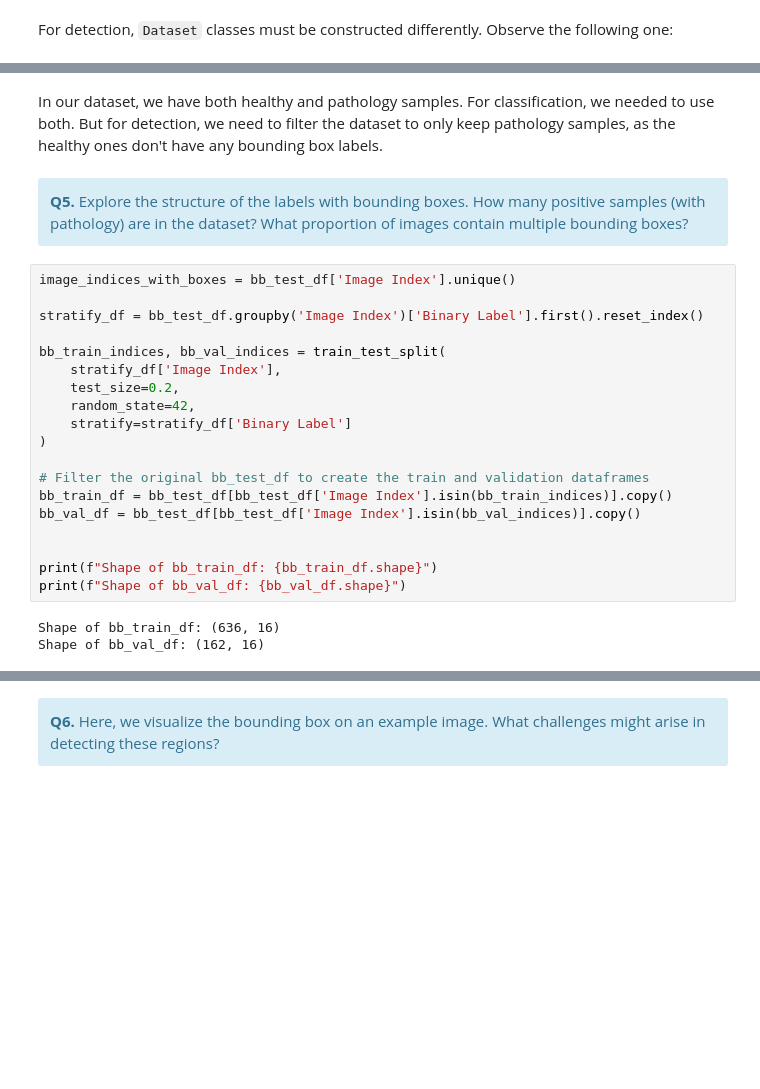
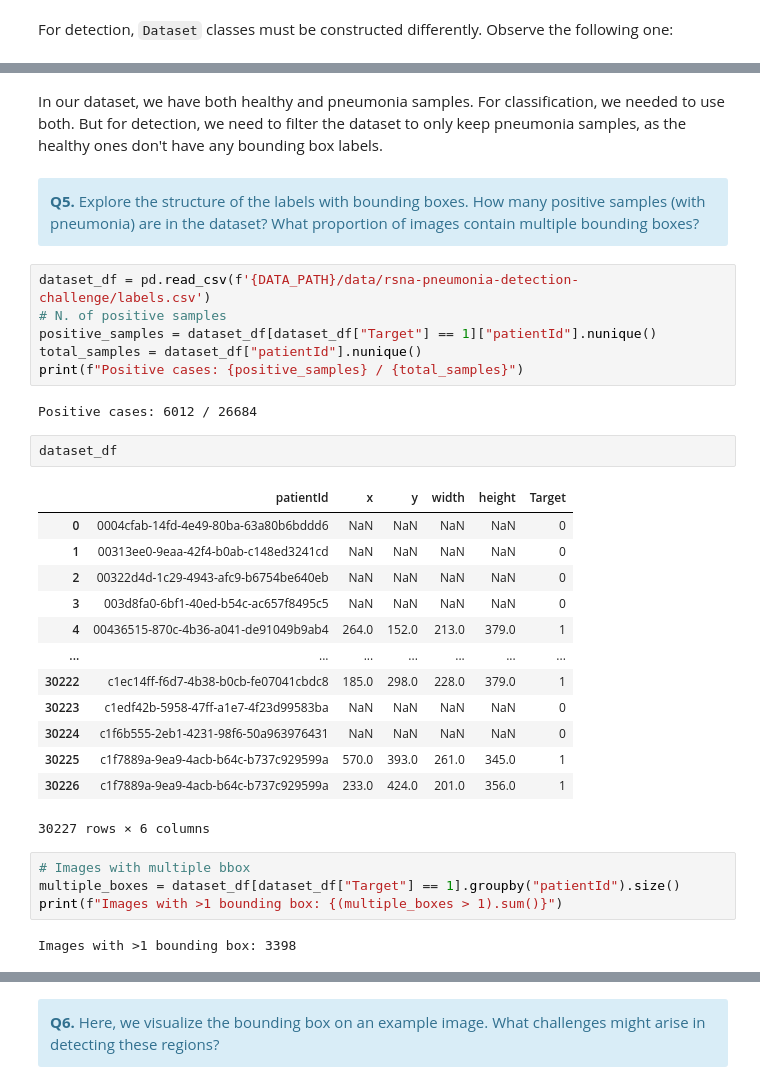
Before and after one commit to Christelleelkhoury/AIM, a Jupyter notebook: notebooks/week4/lesson2_solution.ipynb, the cells around one changed output, grey strips where cells are left out. Drawn from its saved outputs; the diff is of its cells as text; blank space fills up the shorter version.

```diff
--- a/notebooks/week4/lesson2_solution.ipynb
+++ b/notebooks/week4/lesson2_solution.ipynb
@@ -1133,28 +1078,36 @@ def collate_fn(batch):
 # %% [markdown]
-In our dataset, we have both healthy and pathology samples. For classification, we needed to use both. But for detection, we need to filter the dataset to only keep pathology samples, as the healthy ones don't have any bounding box labels.
+In our dataset, we have both healthy and pneumonia samples. For classification, we needed to use both. But for detection, we need to filter the dataset to only keep pneumonia samples, as the healthy ones don't have any bounding box labels.
 # %% [markdown]
 <div class="alert alert-block alert-info">
-<b>Q5.</b> Explore the structure of the labels with bounding boxes. How many positive samples (with pathology) are in the dataset? What proportion of images contain multiple bounding boxes?
+<b>Q5.</b> Explore the structure of the labels with bounding boxes. How many positive samples (with pneumonia) are in the dataset? What proportion of images contain multiple bounding boxes?
 </div>
 # %%
-image_indices_with_boxes = bb_test_df['Image Index'].unique()
-
-stratify_df = bb_test_df.groupby('Image Index')['Binary Label'].first().reset_index()
-
-bb_train_indices, bb_val_indices = train_test_split(
-    stratify_df['Image Index'],
-    test_size=0.2,
-    random_state=42,
-    stratify=stratify_df['Binary Label']
-)
-
-# Filter the original bb_test_df to create the train and validation dataframes
-bb_train_df = bb_test_df[bb_test_df['Image Index'].isin(bb_train_indices)].copy()
-bb_val_df = bb_test_df[bb_test_df['Image Index'].isin(bb_val_indices)].copy()
-
-
-print(f"Shape of bb_train_df: {bb_train_df.shape}")
-print(f"Shape of bb_val_df: {bb_val_df.shape}")
+dataset_df = pd.read_csv(f'{DATA_PATH}/data/rsna-pneumonia-detection-challenge/labels.csv')
+# N. of positive samples
+positive_samples = dataset_df[dataset_df["Target"] == 1]["patientId"].nunique()
+total_samples = dataset_df["patientId"].nunique()
+print(f"Positive cases: {positive_samples} / {total_samples}")
 # %% [output]
-Shape of bb_train_df: (636, 16)
-Shape of bb_val_df: (162, 16)
+Positive cases: 6012 / 26684
+# %%
+dataset_df
+# %% [output]
+|  | patientId | x | y | width | height | Target |
+| 0 | 0004cfab-14fd-4e49-80ba-63a80b6bddd6 | NaN | NaN | NaN | NaN | 0 |
+| 1 | 00313ee0-9eaa-42f4-b0ab-c148ed3241cd | NaN | NaN | NaN | NaN | 0 |
+| 2 | 00322d4d-1c29-4943-afc9-b6754be640eb | NaN | NaN | NaN | NaN | 0 |
+| 3 | 003d8fa0-6bf1-40ed-b54c-ac657f8495c5 | NaN | NaN | NaN | NaN | 0 |
+| 4 | 00436515-870c-4b36-a041-de91049b9ab4 | 264.0 | 152.0 | 213.0 | 379.0 | 1 |
+| ... | ... | ... | ... | ... | ... | ... |
+| 30222 | c1ec14ff-f6d7-4b38-b0cb-fe07041cbdc8 | 185.0 | 298.0 | 228.0 | 379.0 | 1 |
+| 30223 | c1edf42b-5958-47ff-a1e7-4f23d99583ba | NaN | NaN | NaN | NaN | 0 |
+| 30224 | c1f6b555-2eb1-4231-98f6-50a963976431 | NaN | NaN | NaN | NaN | 0 |
+| 30225 | c1f7889a-9ea9-4acb-b64c-b737c929599a | 570.0 | 393.0 | 261.0 | 345.0 | 1 |
+| 30226 | c1f7889a-9ea9-4acb-b64c-b737c929599a | 233.0 | 424.0 | 201.0 | 356.0 | 1 |
+30227 rows × 6 columns
+# %%
+# Images with multiple bbox
+multiple_boxes = dataset_df[dataset_df["Target"] == 1].groupby("patientId").size()
+print(f"Images with >1 bounding box: {(multiple_boxes > 1).sum()}")
+# %% [output]
+Images with >1 bounding box: 3398
```
Also changed, not shown: parts of 27 cells of this notebook, 3 other files.
